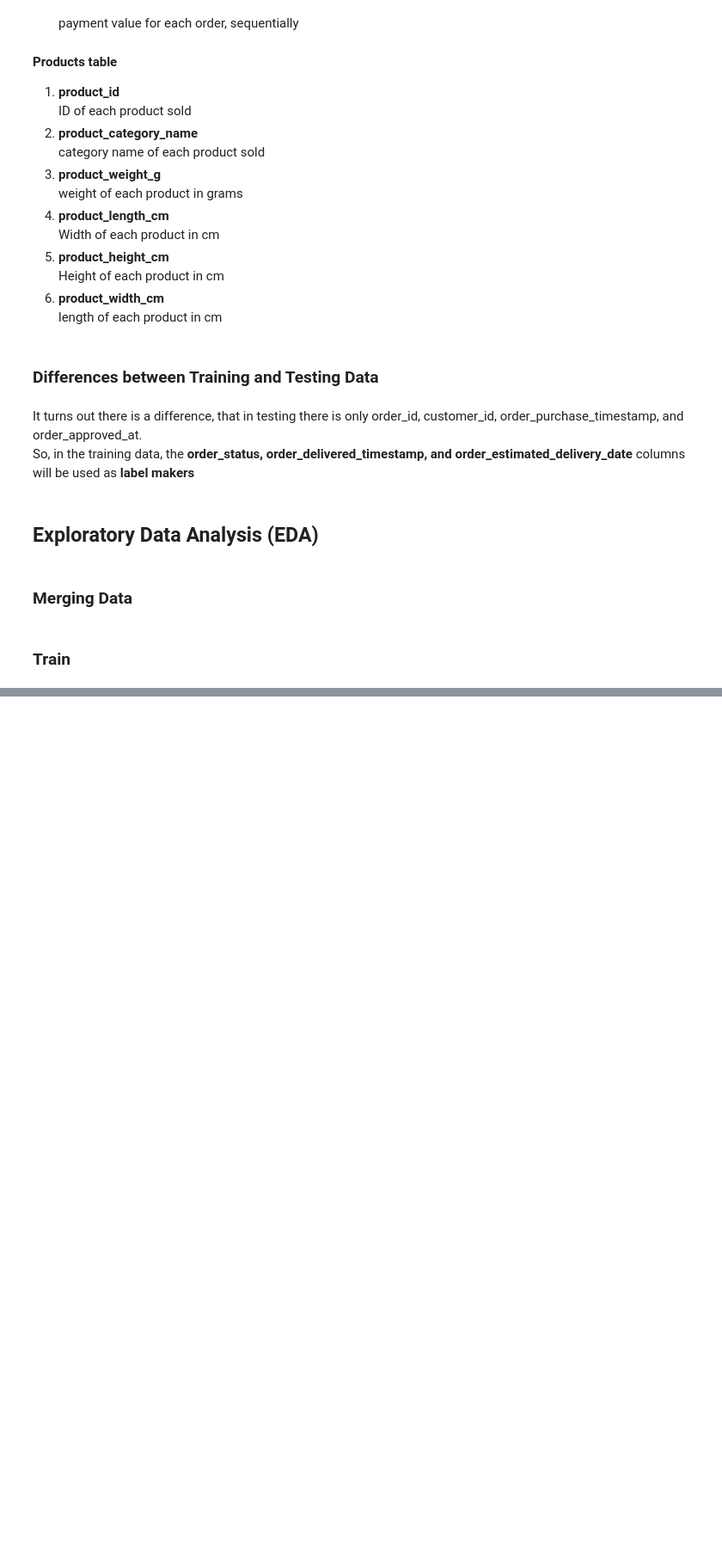
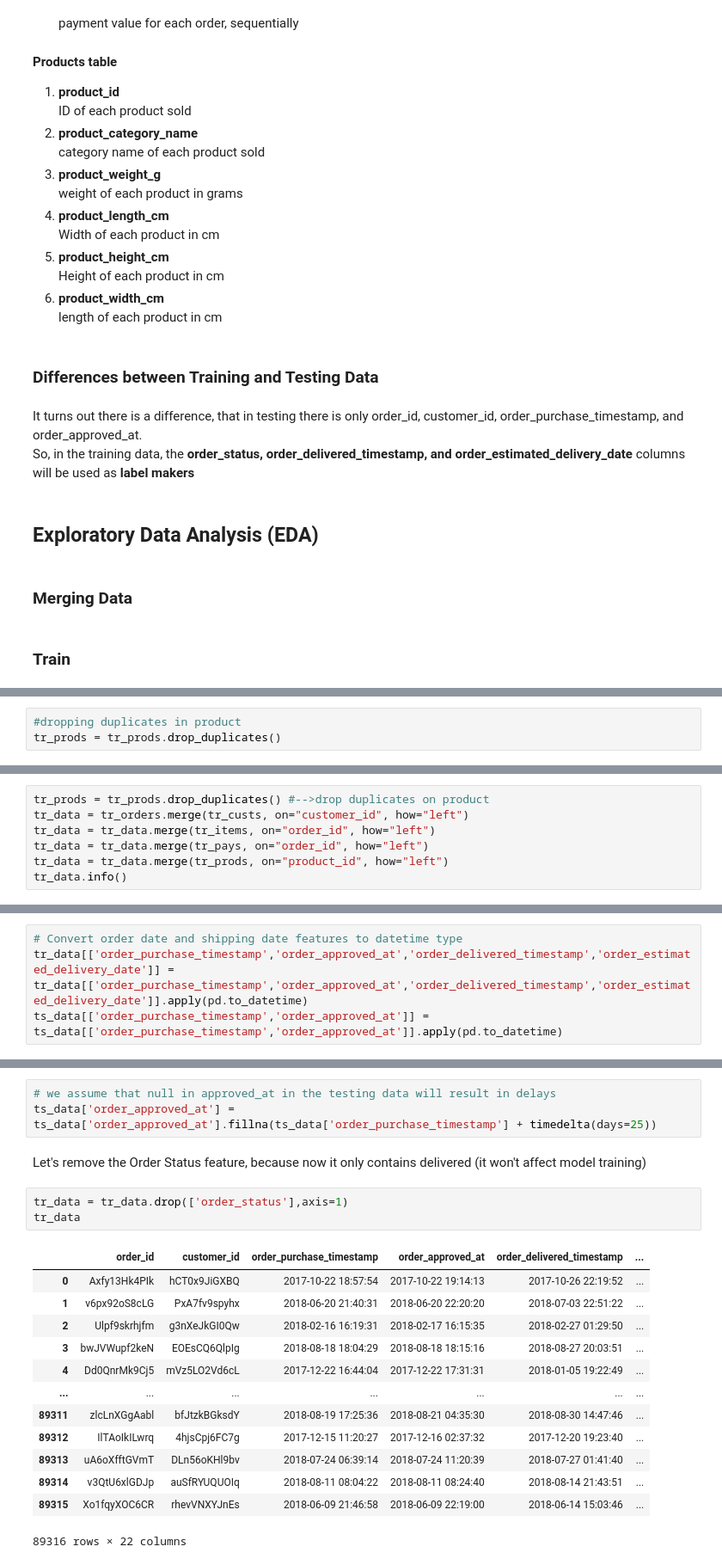
Before and after one commit to arun-ekambaram/supplychain-delivery-delay-ml, a Jupyter notebook: notebook/Exploratory Data Analysis.ipynb, the cells around one changed output, grey strips where cells are left out. Shown: that part at 86% size. Saved outputs shown, nothing was run; the diff lists cells and outputs as text; blank space fills up the shorter version.

```diff
--- a/notebook/Exploratory Data Analysis.ipynb
+++ b/notebook/Exploratory Data Analysis.ipynb
@@ -226,0 +305,3 @@ It turns out there is a difference, that in testing there is only order_id, cust
+# %%
+#dropping duplicates in product
+tr_prods = tr_prods.drop_duplicates()
@@ -226,0 +477,7 @@ It turns out there is a difference, that in testing there is only order_id, cust
+# %%
+tr_prods = tr_prods.drop_duplicates() #-->drop duplicates on product
+tr_data = tr_orders.merge(tr_custs, on="customer_id", how="left")
+tr_data = tr_data.merge(tr_items, on="order_id", how="left")
+tr_data = tr_data.merge(tr_pays, on="order_id", how="left")
+tr_data = tr_data.merge(tr_prods, on="product_id", how="left")
+tr_data.info()
@@ -226,0 +504,4 @@ It turns out there is a difference, that in testing there is only order_id, cust
+# %%
+# Convert order date and shipping date features to datetime type
+tr_data[['order_purchase_timestamp','order_approved_at','order_delivered_timestamp','order_estimated_delivery_date']] = tr_data[['order_purchase_timestamp','order_approved_at','order_delivered_timestamp','order_estimated_delivery_date']].apply(pd.to_datetime)
+ts_data[['order_purchase_timestamp','order_approved_at']] = ts_data[['order_purchase_timestamp','order_approved_at']].apply(pd.to_datetime)
@@ -226,0 +535,22 @@ It turns out there is a difference, that in testing there is only order_id, cust
+# %%
+# we assume that null in approved_at in the testing data will result in delays
+ts_data['order_approved_at'] = ts_data['order_approved_at'].fillna(ts_data['order_purchase_timestamp'] + timedelta(days=25))
+# %% [markdown]
+Let's remove the Order Status feature, because now it only contains delivered (it won't affect model training)
+# %%
+tr_data = tr_data.drop(['order_status'],axis=1)
+tr_data
+# %% [output]
+|  | order_id | customer_id | order_purchase_timestamp | order_approved_at | order_delivered_timestamp | ... |
+| 0 | Axfy13Hk4PIk | hCT0x9JiGXBQ | 2017-10-22 18:57:54 | 2017-10-22 19:14:13 | 2017-10-26 22:19:52 | ... |
+| 1 | v6px92oS8cLG | PxA7fv9spyhx | 2018-06-20 21:40:31 | 2018-06-20 22:20:20 | 2018-07-03 22:51:22 | ... |
+| 2 | Ulpf9skrhjfm | g3nXeJkGI0Qw | 2018-02-16 16:19:31 | 2018-02-17 16:15:35 | 2018-02-27 01:29:50 | ... |
+| 3 | bwJVWupf2keN | EOEsCQ6QlpIg | 2018-08-18 18:04:29 | 2018-08-18 18:15:16 | 2018-08-27 20:03:51 | ... |
+| 4 | Dd0QnrMk9Cj5 | mVz5LO2Vd6cL | 2017-12-22 16:44:04 | 2017-12-22 17:31:31 | 2018-01-05 19:22:49 | ... |
+| ... | ... | ... | ... | ... | ... | ... |
+| 89311 | zlcLnXGgAabl | bfJtzkBGksdY | 2018-08-19 17:25:36 | 2018-08-21 04:35:30 | 2018-08-30 14:47:46 | ... |
+| 89312 | IlTAoIkILwrq | 4hjsCpj6FC7g | 2017-12-15 11:20:27 | 2017-12-16 02:37:32 | 2017-12-20 19:23:40 | ... |
+| 89313 | uA6oXfftGVmT | DLn56oKHl9bv | 2018-07-24 06:39:14 | 2018-07-24 11:20:39 | 2018-07-27 01:41:40 | ... |
+| 89314 | v3QtU6xlGDJp | auSfRYUQUOIq | 2018-08-11 08:04:22 | 2018-08-11 08:24:40 | 2018-08-14 21:43:51 | ... |
+| 89315 | Xo1fqyXOC6CR | rhevVNXYJnEs | 2018-06-09 21:46:58 | 2018-06-09 22:19:00 | 2018-06-14 15:03:46 | ... |
+89316 rows × 22 columns
```
Also changed, not shown: parts of 23 cells of this notebook.
